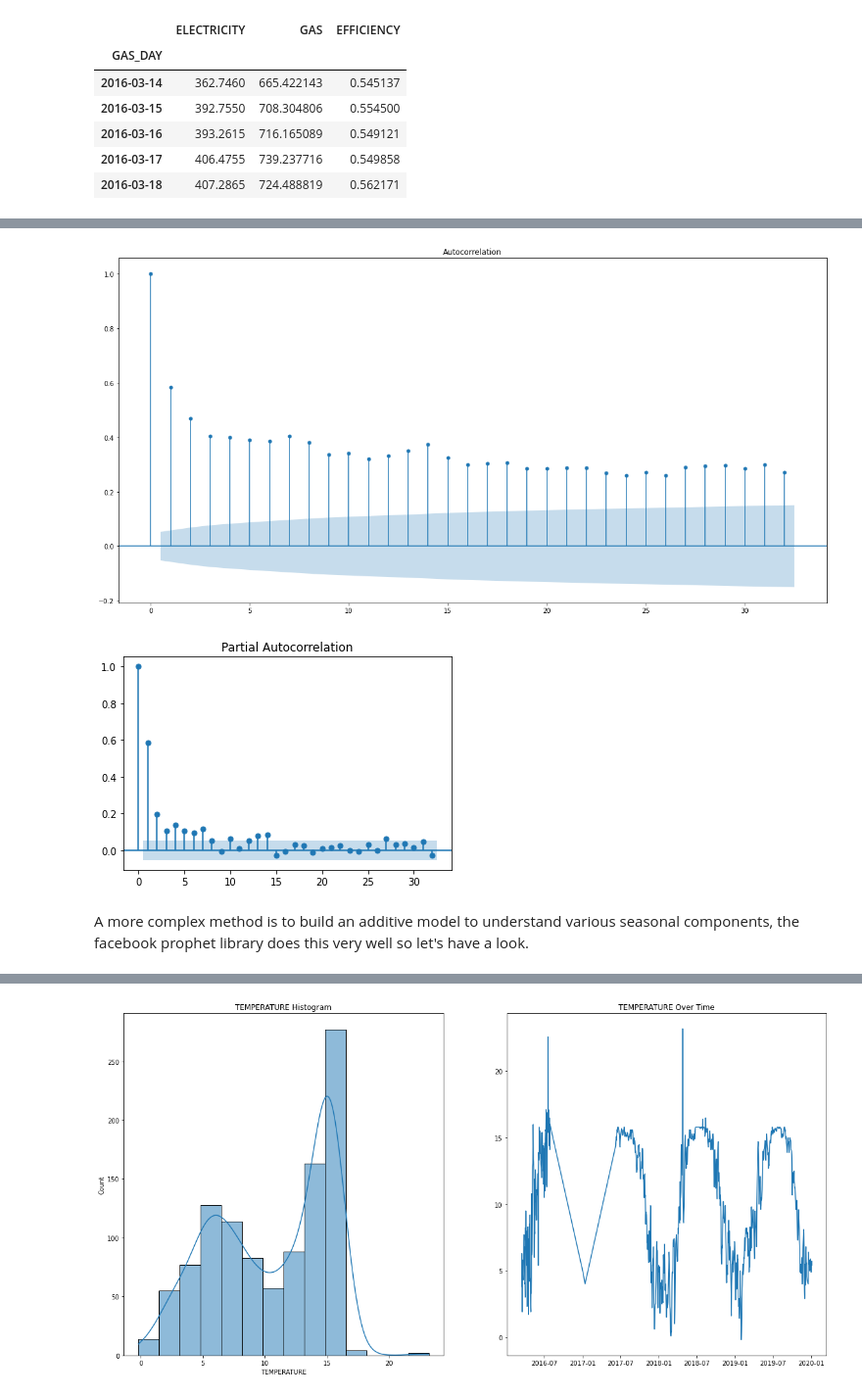
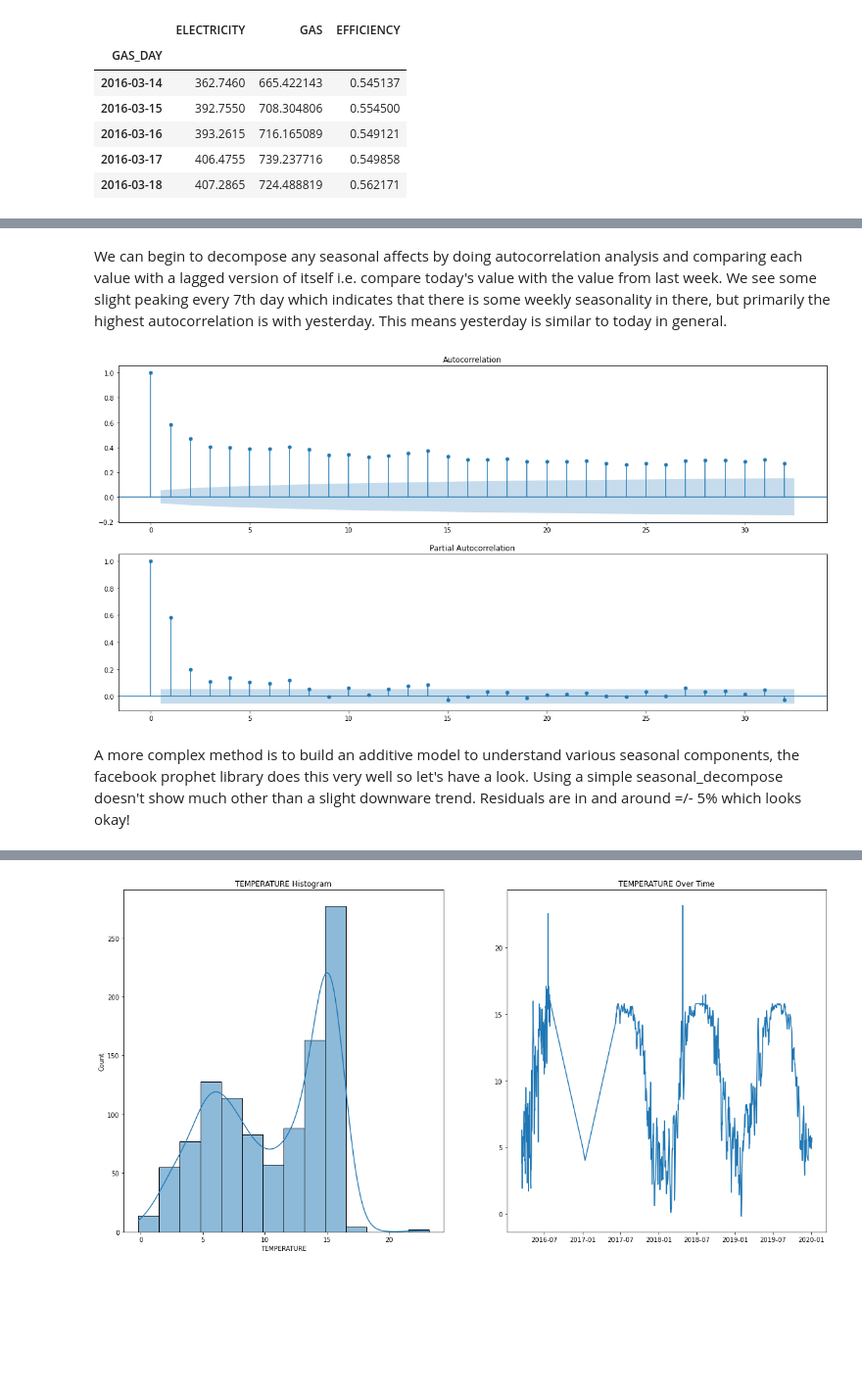
Before and after one commit to r4ch45/charterful, a Jupyter notebook: notebooks/3-what-affects-efficiency.ipynb, the cells around one changed output, grey strips where cells are left out. Shown at 98% size. Cells and saved outputs as stored; diff of their text form; code cells hidden in the pictures; blank space fills up the shorter version.

```diff
--- a/notebooks/3-what-affects-efficiency.ipynb
+++ b/notebooks/3-what-affects-efficiency.ipynb
@@ -112,19 +114,18 @@ We can begin to decompose any seasonal affects by doing autocorrelation analysis
+# %% [markdown]
+We can begin to decompose any seasonal affects by doing autocorrelation analysis and comparing each value with a lagged version of itself i.e. compare today's value with the value from last week. We see some slight peaking every 7th day which indicates that there is some weekly seasonality in there, but primarily the highest autocorrelation is with yesterday. This means yesterday is similar to today in general.
 # %%
 from statsmodels.graphics import tsaplots
 
-fig, ax = plt.subplots(1, 1, figsize=(20, 10))
+fig, ax = plt.subplots(2, 1, figsize=(20, 10))
 
 lags = None
 
-a = tsaplots.plot_acf(df["EFFICIENCY"], lags=lags, ax=ax)
+a = tsaplots.plot_acf(df["EFFICIENCY"], lags=lags, ax=ax[0])
+b = tsaplots.plot_pacf(df["EFFICIENCY"], lags=lags, ax=ax[1])
 # %% [output]
-[figure, old version]
+[figure, new version]
-# %%
-b = tsaplots.plot_pacf(df["EFFICIENCY"], lags=lags)
-# %% [output]
-[figure, removed]
 # %% [markdown]
-A more complex method is to build an additive model to understand various seasonal components, the facebook prophet library does this very well so let's have a look.
+A more complex method is to build an additive model to understand various seasonal components, the facebook prophet library does this very well so let's have a look. Using a simple seasonal_decompose doesn't show much other than a slight downware trend. Residuals are in and around =/- 5% which looks okay!
 # %%
 from statsmodels.tsa.seasonal import seasonal_decompose
 
```
Also changed, not shown: parts of 11 cells of this notebook, 33 other files.
